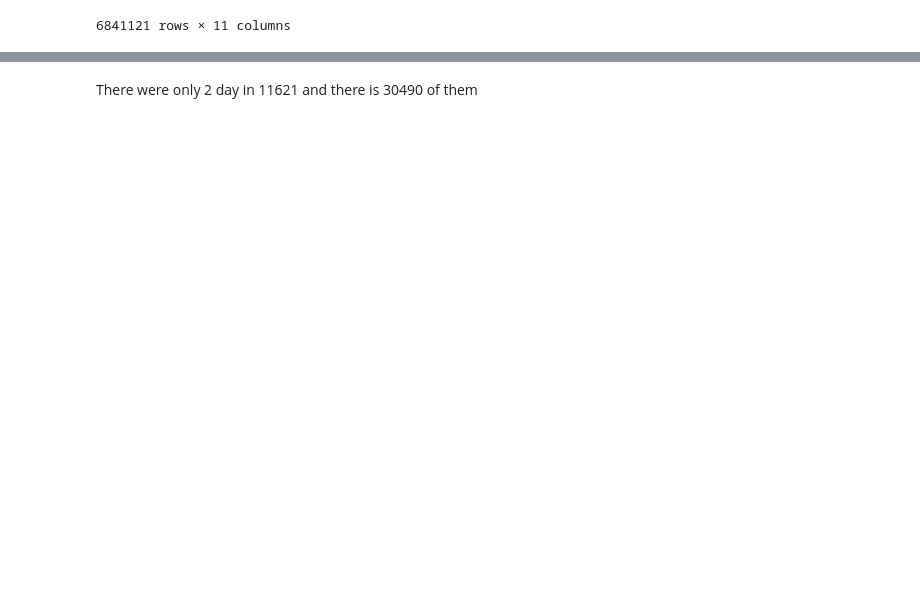
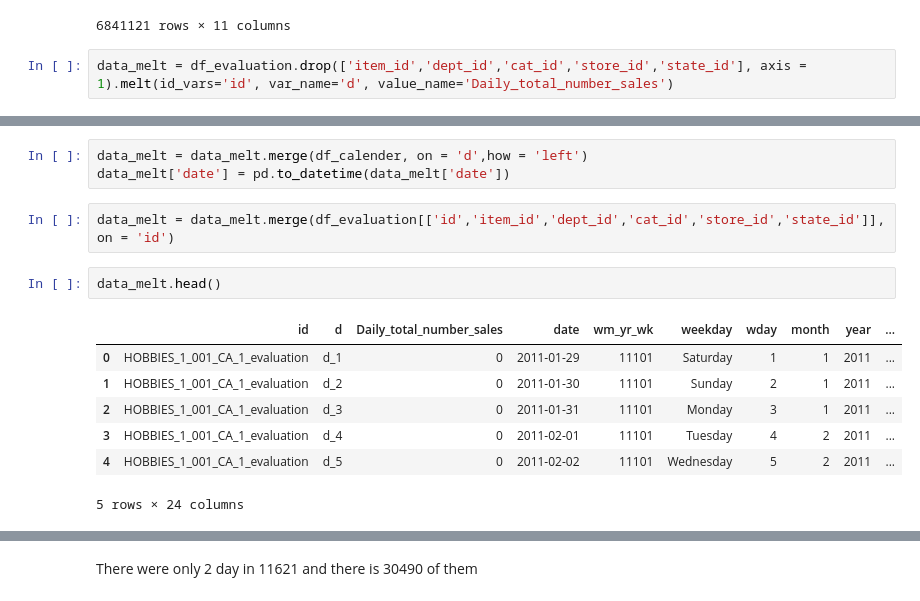
Before and after one commit to yoheita/Springboard, a Jupyter notebook: Capstone Project 2/Draft/Capstone_Project_Data_Wrangle_final.ipynb, the cells around one changed output, grey strips where cells are left out. Cells and saved outputs as stored; diff of their text form; blank space fills up the shorter version.

```diff
--- a/Capstone Project 2/Draft/Capstone_Project_Data_Wrangle_final.ipynb
+++ b/Capstone Project 2/Draft/Capstone_Project_Data_Wrangle_final.ipynb
@@ -391,3 +500,5 @@ df_sell_price
 | 6841119 | WI_3 | FOODS_3_827 | 11620 | 1.00 | [FOODS, 3, 827] | FOODS_3 | 827 | WI_3_FOODS_3_827 | ... |
 | 6841120 | WI_3 | FOODS_3_827 | 11621 | 1.00 | [FOODS, 3, 827] | FOODS_3 | 827 | WI_3_FOODS_3_827 | ... |
 6841121 rows × 11 columns
+# %%
+data_melt = df_evaluation.drop(['item_id','dept_id','cat_id','store_id','state_id'], axis = 1).melt(id_vars='id', var_name='d', value_name='Daily_total_number_sales')
@@ -393,0 +521,15 @@ df_sell_price
+# %%
+data_melt = data_melt.merge(df_calender, on = 'd',how = 'left')
+data_melt['date'] = pd.to_datetime(data_melt['date'])
+# %%
+data_melt = data_melt.merge(df_evaluation[['id','item_id','dept_id','cat_id','store_id','state_id']], on = 'id')
+# %%
+data_melt.head()
+# %% [output]
+|  | id | d | Daily_total_number_sales | date | wm_yr_wk | weekday | wday | month | year | ... |
+| 0 | HOBBIES_1_001_CA_1_evaluation | d_1 | 0 | 2011-01-29 | 11101 | Saturday | 1 | 1 | 2011 | ... |
+| 1 | HOBBIES_1_001_CA_1_evaluation | d_2 | 0 | 2011-01-30 | 11101 | Sunday | 2 | 1 | 2011 | ... |
+| 2 | HOBBIES_1_001_CA_1_evaluation | d_3 | 0 | 2011-01-31 | 11101 | Monday | 3 | 1 | 2011 | ... |
+| 3 | HOBBIES_1_001_CA_1_evaluation | d_4 | 0 | 2011-02-01 | 11101 | Tuesday | 4 | 2 | 2011 | ... |
+| 4 | HOBBIES_1_001_CA_1_evaluation | d_5 | 0 | 2011-02-02 | 11101 | Wednesday | 5 | 2 | 2011 | ... |
+5 rows × 24 columns
```
Also changed, not shown: parts of 97 cells of this notebook, 3 other files.
